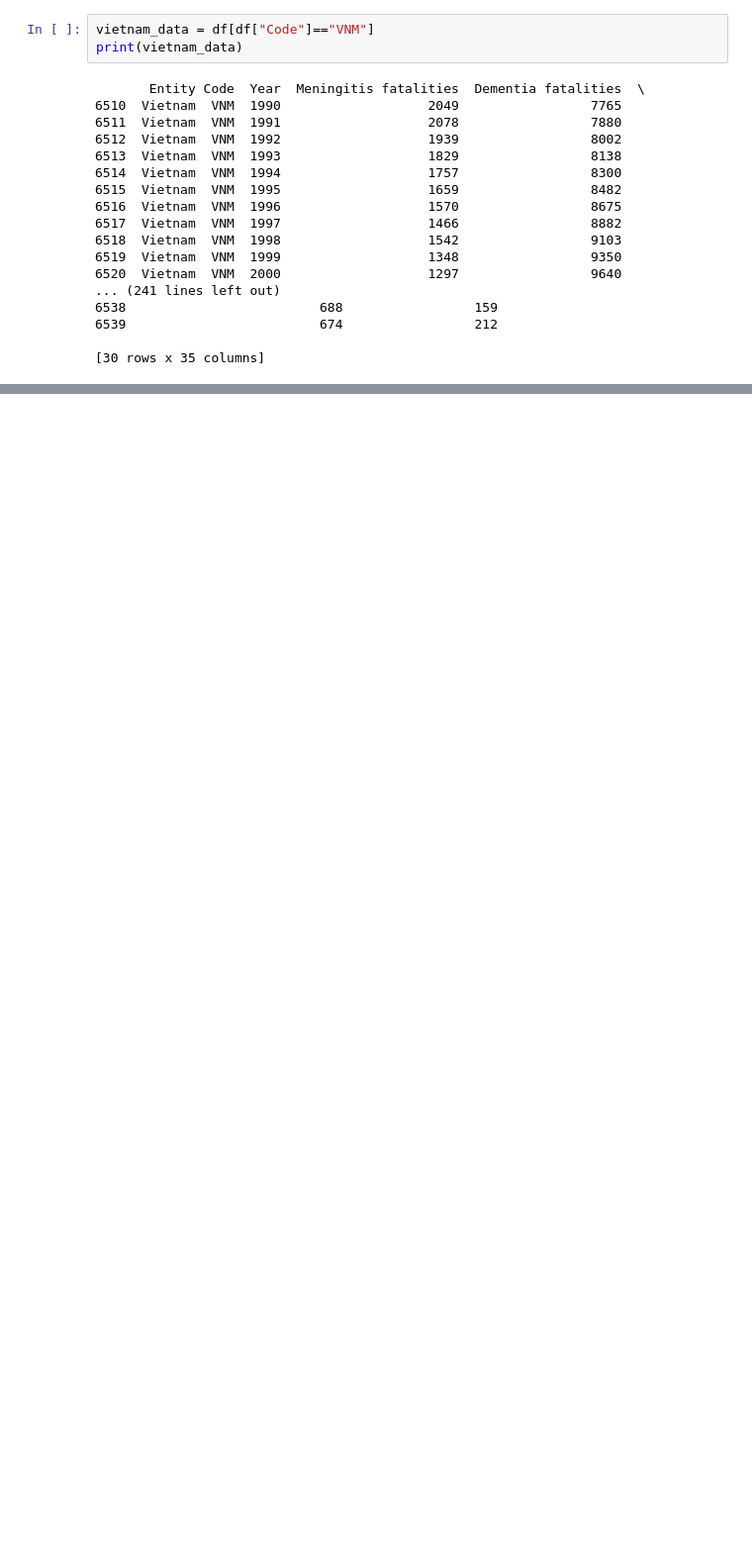
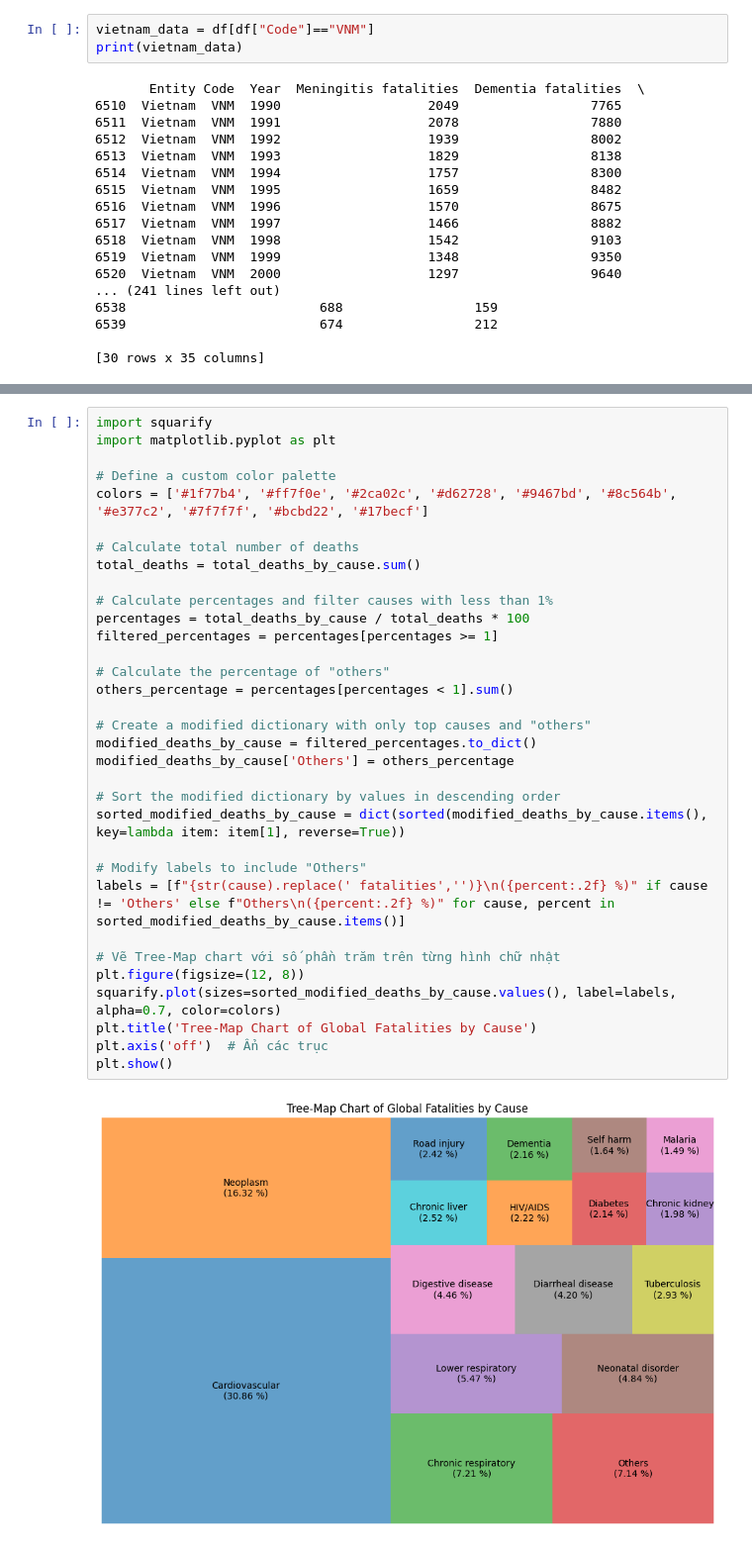
Before and after one commit to hoangvu1806/Analyze-annual-death-data, a Jupyter notebook: analysis.ipynb, the cells around one changed output, grey strips where cells are left out. Shown at 99% size. Drawn from its saved outputs; the diff is of its cells as text; blank space fills up the shorter version.

```diff
--- a/analysis.ipynb
+++ b/analysis.ipynb
@@ -117,0 +213,35 @@ plt.show()
+# %%
+import squarify
+import matplotlib.pyplot as plt
+
+# Define a custom color palette
+colors = ['#1f77b4', '#ff7f0e', '#2ca02c', '#d62728', '#9467bd', '#8c564b', '#e377c2', '#7f7f7f', '#bcbd22', '#17becf']
+
+# Calculate total number of deaths
+total_deaths = total_deaths_by_cause.sum()
+
+# Calculate percentages and filter causes with less than 1%
+percentages = total_deaths_by_cause / total_deaths * 100
+filtered_percentages = percentages[percentages >= 1]
+
+# Calculate the percentage of "others"
+others_percentage = percentages[percentages < 1].sum()
+
+# Create a modified dictionary with only top causes and "others"
+modified_deaths_by_cause = filtered_percentages.to_dict()
+modified_deaths_by_cause['Others'] = others_percentage
+
+# Sort the modified dictionary by values in descending order
+sorted_modified_deaths_by_cause = dict(sorted(modified_deaths_by_cause.items(), key=lambda item: item[1], reverse=True))
+
+# Modify labels to include "Others"
+labels = [f"{str(cause).replace(' fatalities','')}\n({percent:.2f} %)" if cause != 'Others' else f"Others\n({percent:.2f} %)" for cause, percent in sorted_modified_deaths_by_cause.items()]
+
+# Vẽ Tree-Map chart với số phần trăm trên từng hình chữ nhật
+plt.figure(figsize=(12, 8))
+squarify.plot(sizes=sorted_modified_deaths_by_cause.values(), label=labels, alpha=0.7, color=colors)
+plt.title('Tree-Map Chart of Global Fatalities by Cause')
+plt.axis('off')  # Ẩn các trục
+plt.show()
+# %% [output]
+[figure, added]
```
Also changed, not shown: parts of 8 cells of this notebook.
